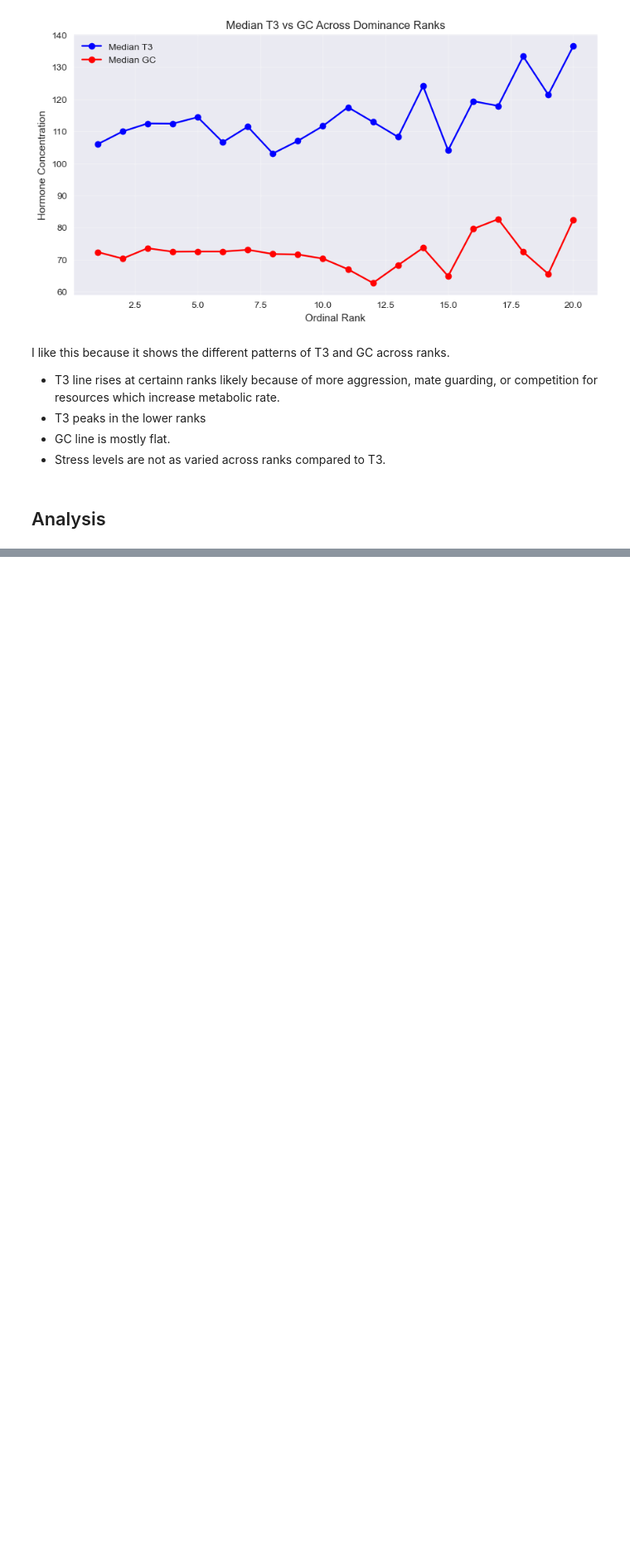
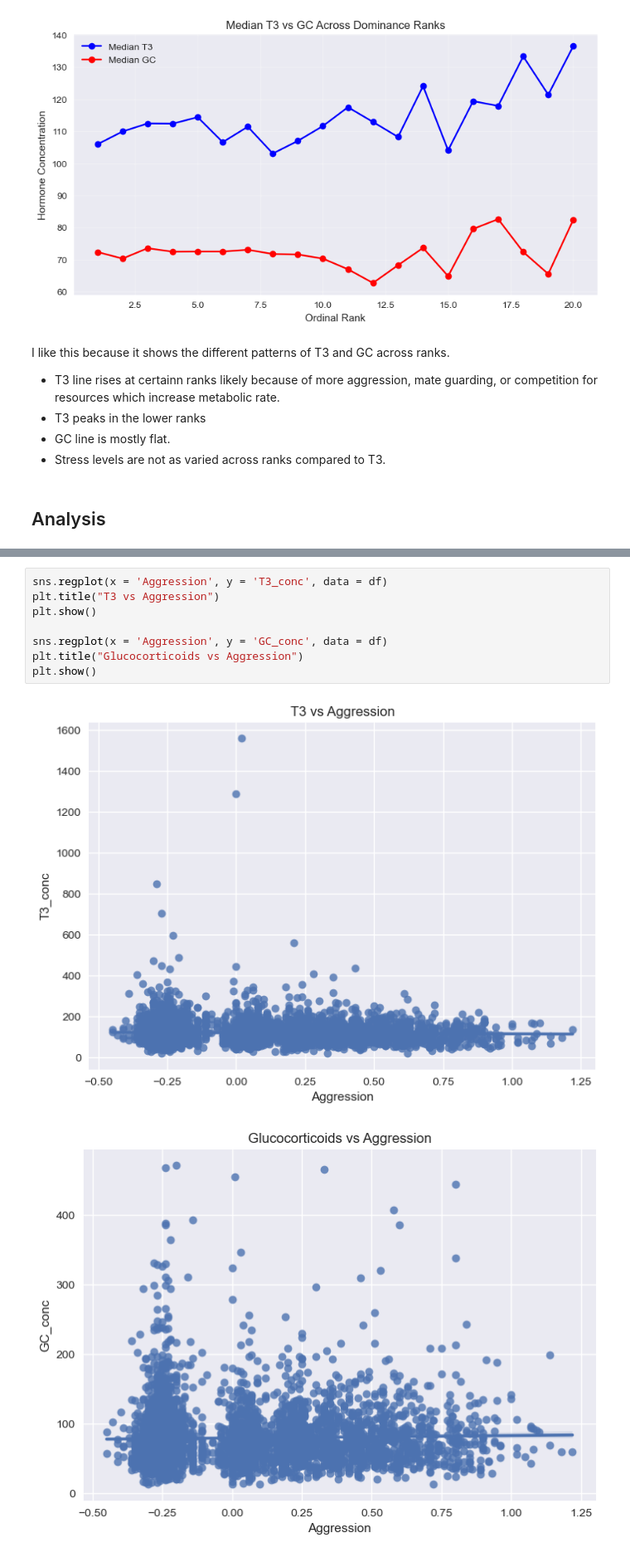
Before and after one commit to abigailrz/2025_FinalProject_Monke, a Jupyter notebook: PSY371F_FinalProject-Zaina.ipynb, the cells around one changed output, grey strips where cells are left out. Shown at 83% size. Saved outputs shown, nothing was run; the diff lists cells and outputs as text; blank space fills up the shorter version.

```diff
--- a/PSY371F_FinalProject-Zaina.ipynb
+++ b/PSY371F_FinalProject-Zaina.ipynb
@@ -224,0 +260,11 @@ plt.show()
+# %%
+sns.regplot(x = 'Aggression', y = 'T3_conc', data = df)
+plt.title("T3 vs Aggression")
+plt.show()
+
+sns.regplot(x = 'Aggression', y = 'GC_conc', data = df)
+plt.title("Glucocorticoids vs Aggression")
+plt.show()
+# %% [output]
+[figure, added]
+[figure, added]
```
Also changed, not shown: parts of 17 cells of this notebook.
